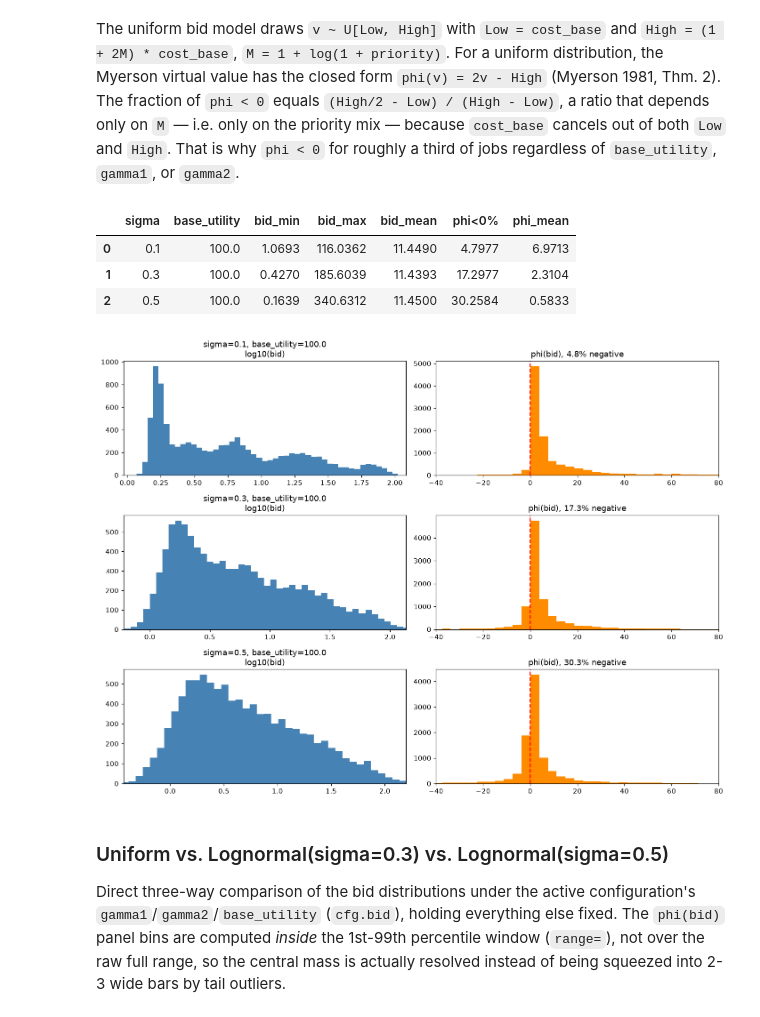
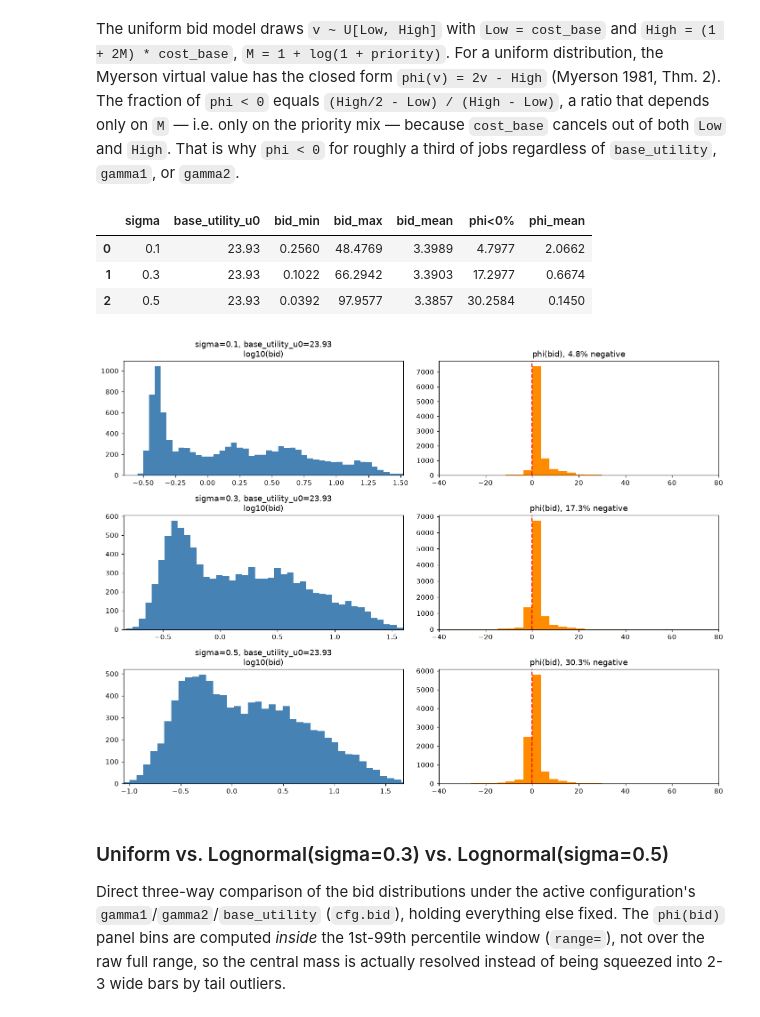
Before and after one commit to dangolofrancesco/dlent_rt, a Jupyter notebook: notebooks/01_phase0_diagnostics.ipynb, the cells around one changed output. Cells and saved outputs as stored; diff of their text form; code cells hidden in the pictures.

```diff
--- a/notebooks/01_phase0_diagnostics.ipynb
+++ b/notebooks/01_phase0_diagnostics.ipynb
@@ -43,12 +43,13 @@ OVERRIDES = {
     "capacity.concurrency_quantile":    0.80,
     # --- bid ---
     "bid.strategy":        "uniform",
-    "bid.base_utility":    100.0,
-    "bid.gamma1":          0.01,
-    "bid.gamma2":          0.002,
+    "bid.base_utility_u0":   23.93,
+    "bid.base_utility_mode": "log",
+    "bid.gamma1":          0.0332,
+    "bid.gamma2":          0.00445,
     # --- normalization ---
     "normalization.strategy":         "common_currency",
-    "normalization.carbon_tax_per_kg": 19.0,
+    "normalization.carbon_tax_per_kg": 0.19,
     # --- objective weights ---
     "objective.lambda1": 0.3,
     "objective.lambda2": 0.3,
@@ -141,63 +142,64 @@ on the priority mix — because `cost_base` cancels out of both `Low` and
 # %%
 # Lognormal bid synthesis across a small grid of (sigma, base_utility)
 LOGNORMAL_CONFIGS = [
-    {"sigma": 0.1,  "base_utility": 100.0},
-    {"sigma": 0.3,  "base_utility": 100.0},
-    {"sigma": 0.5,  "base_utility": 100.0},
+    {"sigma": 0.1,  "base_utility_u0": 23.93},
+    {"sigma": 0.3,  "base_utility_u0": 23.93},
+    {"sigma": 0.5,  "base_utility_u0": 23.93},
 ]
 
 rows = []
 lognormal_bids = []
 for lc in LOGNORMAL_CONFIGS:
     params = LognormalBidParams(
-        sigma=lc["sigma"], base_utility=lc["base_utility"],
+        sigma=lc["sigma"], base_utility_u0=lc["base_utility_u0"],
+        base_utility_mode=cfg.bid.base_utility_mode,
         gamma1=cfg.bid.gamma1, gamma2=cfg.bid.gamma2,
         spec_cpu_core=cfg.energy_model.spec_cpu_core,
         spec_ram_gb=cfg.energy_model.spec_ram_gb,
     )
     b = synthesize_lognormal(
-        ds.H.A[:, 0], ds.H.A[:, 1], ds.H.duration_hours,
+        ds.H.A[:, 0], ds.H.A[:, 1], ds.H.duration_hours, ds.H.priority,
         params, np.random.default_rng(42),
     )
     lognormal_bids.append((lc, b))
     rows.append({
-        "sigma": lc["sigma"], "base_utility": lc["base_utility"],
+        "sigma": lc["sigma"], "base_utility_u0": lc["base_utility_u0"],
         "bid_min": b.v_rate.min(), "bid_max": b.v_rate.max(),
         "bid_mean": b.v_rate.mean(),
         "phi<0%": 100 * (b.phi_rate < 0).mean(), "phi_mean": b.phi_rate.mean(),
     })
 lognorm_df = pd.DataFrame(rows).round(4)
 display(lognorm_df)
 
 PHI_XLIM = (-150, 150)
 
 fig, axes = plt.subplots(len(LOGNORMAL_CONFIGS), 2,
                           figsize=(13, 3.2 * len(LOGNORMAL_CONFIGS)))
 for row, (lc, b) in enumerate(lognormal_bids):
     a0, a1 = axes[row]
 
     log_bid = np.log10(b.v_rate.clip(1e-12))
     a0.hist(log_bid, bins=50, color="steelblue")
     lo0, hi0 = np.percentile(log_bid, [1, 99])
     margin0 = (hi0 - lo0) * 0.1
     a0.set_xlim(lo0 - margin0, hi0 + margin0)
-    a0.set_title(f"sigma={lc['sigma']}, base_utility={lc['base_utility']}\nlog10(bid)")
+    a0.set_title(f"sigma={lc['sigma']}, base_utility_u0={lc['base_utility_u0']}\nlog10(bid)")
 
     # Bin WITHIN the visible window (range=PHI_XLIM), not over the full
     # phi_rate range: with fixed bins over the full range (which extends far
     # beyond +-150), only 2-3 wide bins would ever land inside the zoomed
     # window, hiding the actual shape of the central mass.
     a1.hist(b.phi_rate, bins=80, range=PHI_XLIM, color="darkorange")
     a1.axvline(0, color="r", ls="--")
     a1.set_xlim(-40, 80)
     a1.set_title(f"phi(bid), {100*(b.phi_rate<0).mean():.1f}% negative")
 plt.tight_layout(); plt.show()
 # %% [output]
-|  | sigma | base_utility | bid_min | bid_max | bid_mean | phi<0% | phi_mean |
-| 0 | 0.1 | 100.0 | 1.0693 | 116.0362 | 11.4490 | 4.7977 | 6.9713 |
-| 1 | 0.3 | 100.0 | 0.4270 | 185.6039 | 11.4393 | 17.2977 | 2.3104 |
-| 2 | 0.5 | 100.0 | 0.1639 | 340.6312 | 11.4500 | 30.2584 | 0.5833 |
+|  | sigma | base_utility_u0 | bid_min | bid_max | bid_mean | phi<0% | phi_mean |
+| 0 | 0.1 | 23.93 | 0.2560 | 48.4769 | 3.3989 | 4.7977 | 2.0662 |
+| 1 | 0.3 | 23.93 | 0.1022 | 66.2942 | 3.3903 | 17.2977 | 0.6674 |
+| 2 | 0.5 | 23.93 | 0.0392 | 97.9577 | 3.3857 | 30.2584 | 0.1450 |
-[figure, old version]
+[figure, new version]
 # %% [markdown]
 ### Uniform vs. Lognormal(sigma=0.3) vs. Lognormal(sigma=0.5)
 
```
Also changed, not shown: parts of 33 cells of this notebook, 5 other files.
